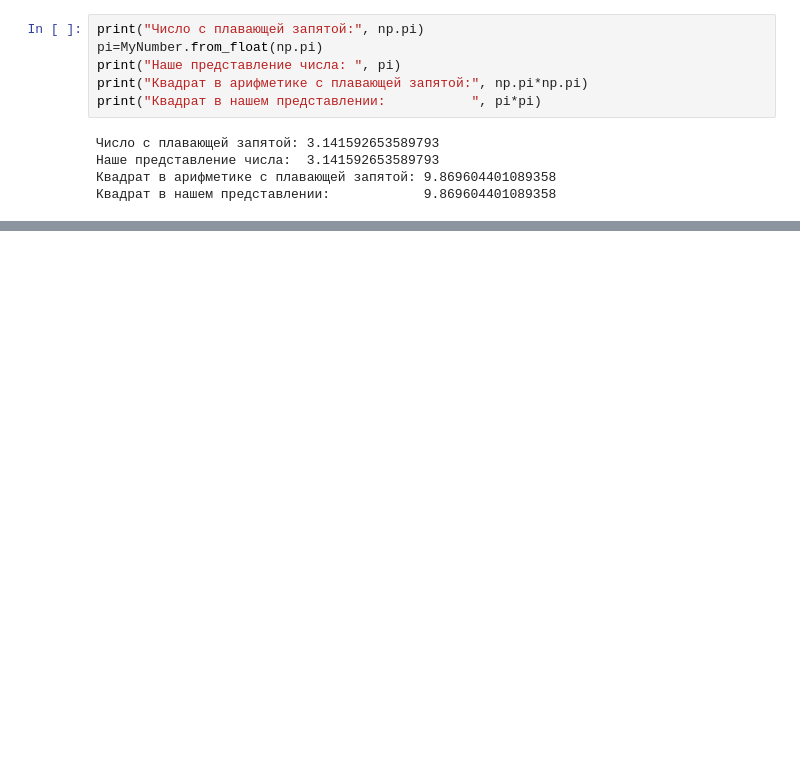
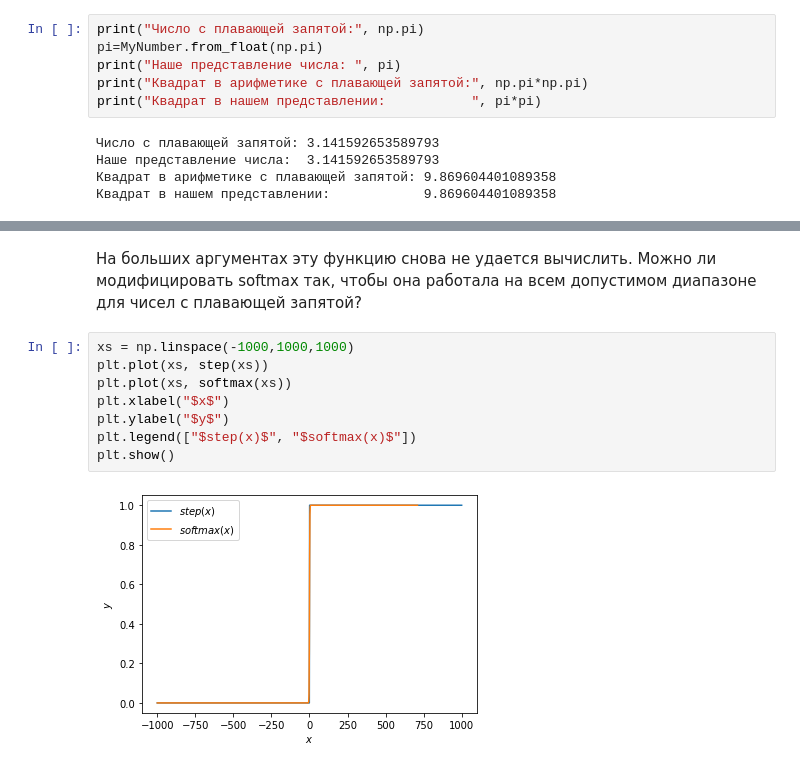
Before and after one commit to alepoydes/introduction-to-numerical-simulation, a Jupyter notebook: practice/Trouble with powers.ipynb, the cells around one changed output, grey strips where cells are left out. Drawn from its saved outputs; the diff is of its cells as text; blank space fills up the shorter version.

```diff
--- a/practice/Trouble with powers.ipynb
+++ b/practice/Trouble with powers.ipynb
@@ -175,0 +242,12 @@ print("Квадрат в нашем представлении:           ", pi*
+# %% [markdown]
+На больших аргументах эту функцию снова не удается вычислить. Можно ли модифицировать softmax так, чтобы она работала на всем допустимом диапазоне для чисел с плавающей запятой?
+# %%
+xs = np.linspace(-1000,1000,1000)
+plt.plot(xs, step(xs))
+plt.plot(xs, softmax(xs))
+plt.xlabel("$x$")
+plt.ylabel("$y$")
+plt.legend(["$step(x)$", "$softmax(x)$"])
+plt.show()
+# %% [output]
+[figure, added]
```
Also changed, not shown: parts of 28 cells of this notebook.
